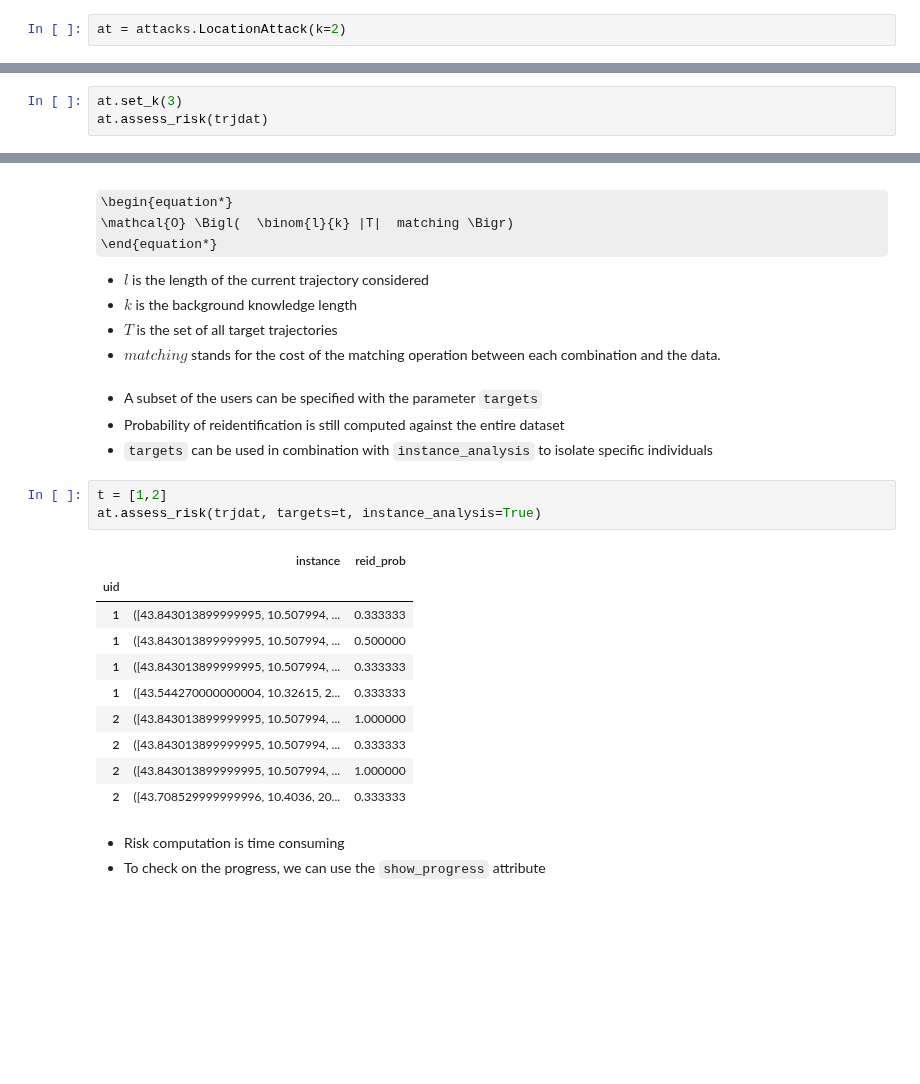
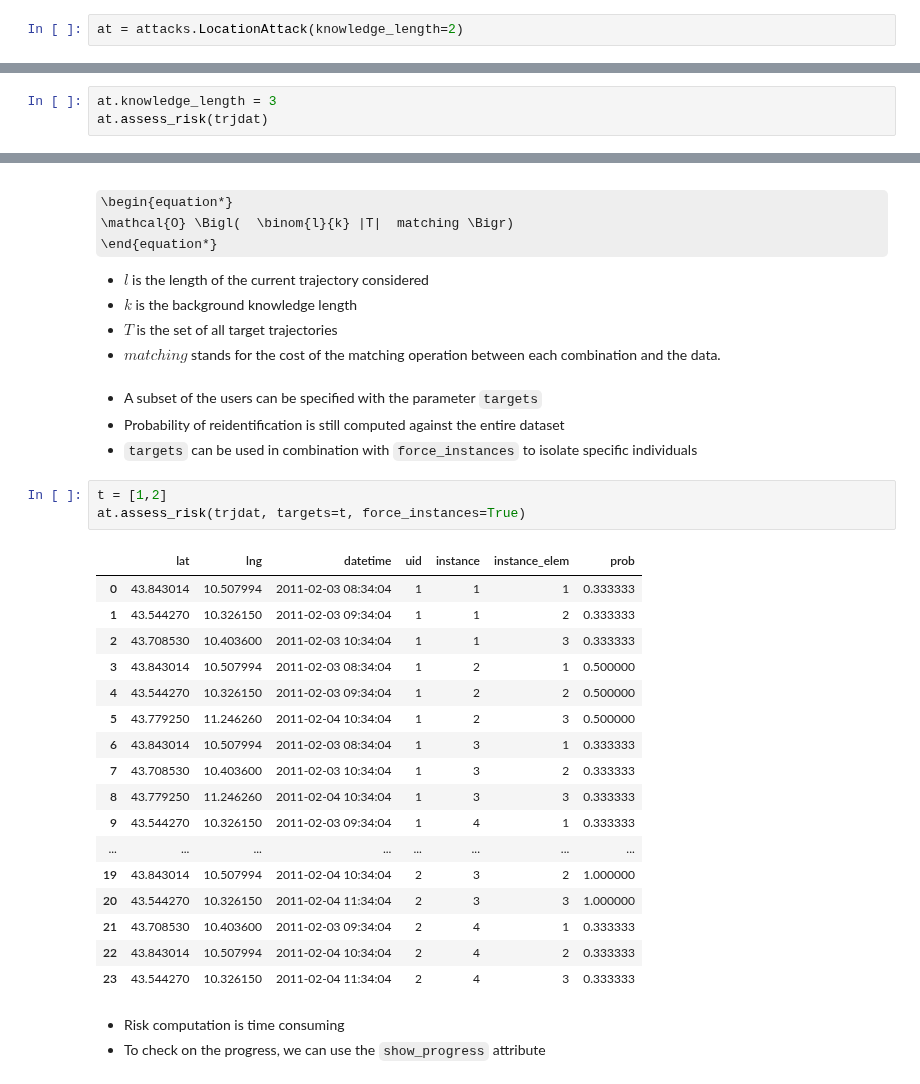
Before and after one commit to scikit-mobility/scikit-mobility, a Jupyter notebook: tutorial/6_privacy_skmob_tutorial.ipynb, the cells around one changed output, grey strips where cells are left out. Cells and saved outputs as stored; diff of their text form; some formulas as TeX source; blank space fills up the shorter version.

```diff
--- a/tutorial/6_privacy_skmob_tutorial.ipynb
+++ b/tutorial/6_privacy_skmob_tutorial.ipynb
@@ -40,5 +40,5 @@ trjdat
 # %%
-at = attacks.LocationAttack(k=2)
+at = attacks.LocationAttack(knowledge_length=2)
 # %% [markdown]
 - To compute privacy risk for all users, simply call the `assess_risk` function on the trajectory dataframe
 # %%
@@ -59,5 +59,5 @@ at.assess_risk(trjdat)
 # %%
-at.set_k(3)
+at.knowledge_length = 3
 at.assess_risk(trjdat)
 # %% [output]
 |  | uid | risk |
@@ -109,21 +110,28 @@ at.assess_risk(trjdat, force_instances=True)
 # %% [markdown]
 - A subset of the users can be specified with the parameter `targets`
 - Probability of reidentification is still computed against the entire dataset
-- `targets` can be used in combination with `instance_analysis` to isolate specific individuals
+- `targets` can be used in combination with `force_instances` to isolate specific individuals
 # %%
 t = [1,2]
-at.assess_risk(trjdat, targets=t, instance_analysis=True)
+at.assess_risk(trjdat, targets=t, force_instances=True)
 # %% [output]
-|  | instance | reid_prob |
-| uid |  |  |
-| 1 | ([43.843013899999995, 10.507994, ... | 0.333333 |
-| 1 | ([43.843013899999995, 10.507994, ... | 0.500000 |
-| 1 | ([43.843013899999995, 10.507994, ... | 0.333333 |
-| 1 | ([43.544270000000004, 10.32615, 2... | 0.333333 |
-| 2 | ([43.843013899999995, 10.507994, ... | 1.000000 |
-| 2 | ([43.843013899999995, 10.507994, ... | 0.333333 |
-| 2 | ([43.843013899999995, 10.507994, ... | 1.000000 |
-| 2 | ([43.708529999999996, 10.4036, 20... | 0.333333 |
+|  | lat | lng | datetime | uid | instance | instance_elem | prob |
+| 0 | 43.843014 | 10.507994 | 2011-02-03 08:34:04 | 1 | 1 | 1 | 0.333333 |
+| 1 | 43.544270 | 10.326150 | 2011-02-03 09:34:04 | 1 | 1 | 2 | 0.333333 |
+| 2 | 43.708530 | 10.403600 | 2011-02-03 10:34:04 | 1 | 1 | 3 | 0.333333 |
+| 3 | 43.843014 | 10.507994 | 2011-02-03 08:34:04 | 1 | 2 | 1 | 0.500000 |
+| 4 | 43.544270 | 10.326150 | 2011-02-03 09:34:04 | 1 | 2 | 2 | 0.500000 |
+| 5 | 43.779250 | 11.246260 | 2011-02-04 10:34:04 | 1 | 2 | 3 | 0.500000 |
+| 6 | 43.843014 | 10.507994 | 2011-02-03 08:34:04 | 1 | 3 | 1 | 0.333333 |
+| 7 | 43.708530 | 10.403600 | 2011-02-03 10:34:04 | 1 | 3 | 2 | 0.333333 |
+| 8 | 43.779250 | 11.246260 | 2011-02-04 10:34:04 | 1 | 3 | 3 | 0.333333 |
+| 9 | 43.544270 | 10.326150 | 2011-02-03 09:34:04 | 1 | 4 | 1 | 0.333333 |
+| ... | ... | ... | ... | ... | ... | ... | ... |
+| 19 | 43.843014 | 10.507994 | 2011-02-04 10:34:04 | 2 | 3 | 2 | 1.000000 |
+| 20 | 43.544270 | 10.326150 | 2011-02-04 11:34:04 | 2 | 3 | 3 | 1.000000 |
+| 21 | 43.708530 | 10.403600 | 2011-02-03 09:34:04 | 2 | 4 | 1 | 0.333333 |
+| 22 | 43.843014 | 10.507994 | 2011-02-04 10:34:04 | 2 | 4 | 2 | 0.333333 |
+| 23 | 43.544270 | 10.326150 | 2011-02-04 11:34:04 | 2 | 4 | 3 | 0.333333 |
 # %% [markdown]
 - Risk computation is time consuming
 - To check on the progress, we can use the `show_progress` attribute
```
Also changed, not shown: parts of 11 cells of this notebook.
